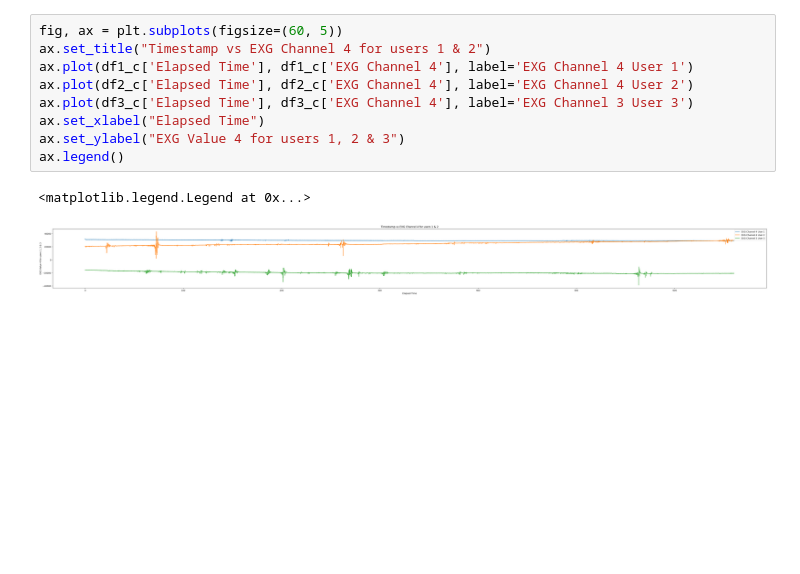
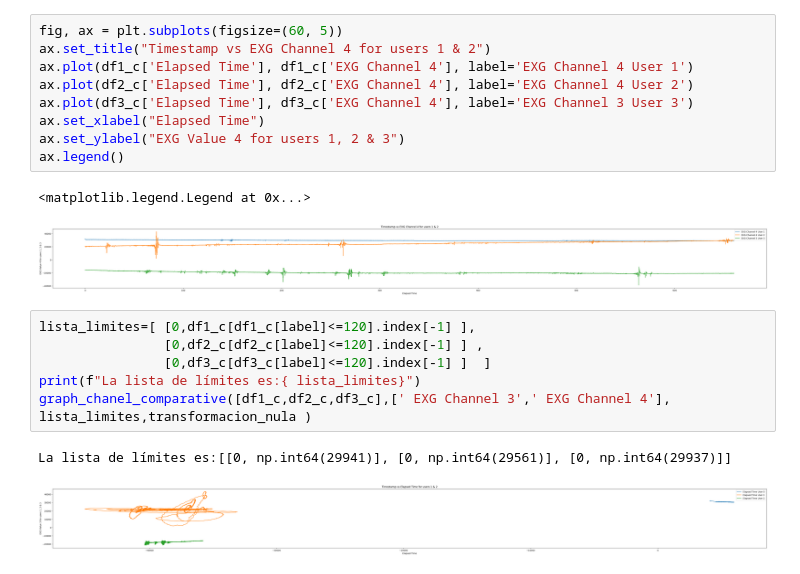
Before and after one commit to hdeavila1992/Robot_Human_Interfase_v0, a Jupyter notebook: notebooks/VisualizeData.ipynb, the cells around one changed output. Drawn from its saved outputs; the diff is of its cells as text; blank space fills up the shorter version.

```diff
--- a/notebooks/VisualizeData.ipynb
+++ b/notebooks/VisualizeData.ipynb
@@ -140,3 +201,12 @@ ax.legend()
 # %% [output]
 <matplotlib.legend.Legend at 0x...>
 [figure]
+# %%
+lista_limites=[ [0,df1_c[df1_c[label]<=120].index[-1] ],
+                [0,df2_c[df2_c[label]<=120].index[-1] ] ,
+                [0,df3_c[df3_c[label]<=120].index[-1] ]  ]
+print(f"La lista de límites es:{ lista_limites}")
+graph_chanel_comparative([df1_c,df2_c,df3_c],[' EXG Channel 3',' EXG Channel 4'], lista_limites,transformacion_nula )
+# %% [output]
+La lista de límites es:[[0, np.int64(29941)], [0, np.int64(29561)], [0, np.int64(29937)]]
+[figure, added]
```
Also changed, not shown: parts of 25 cells of this notebook, 2 other files.
